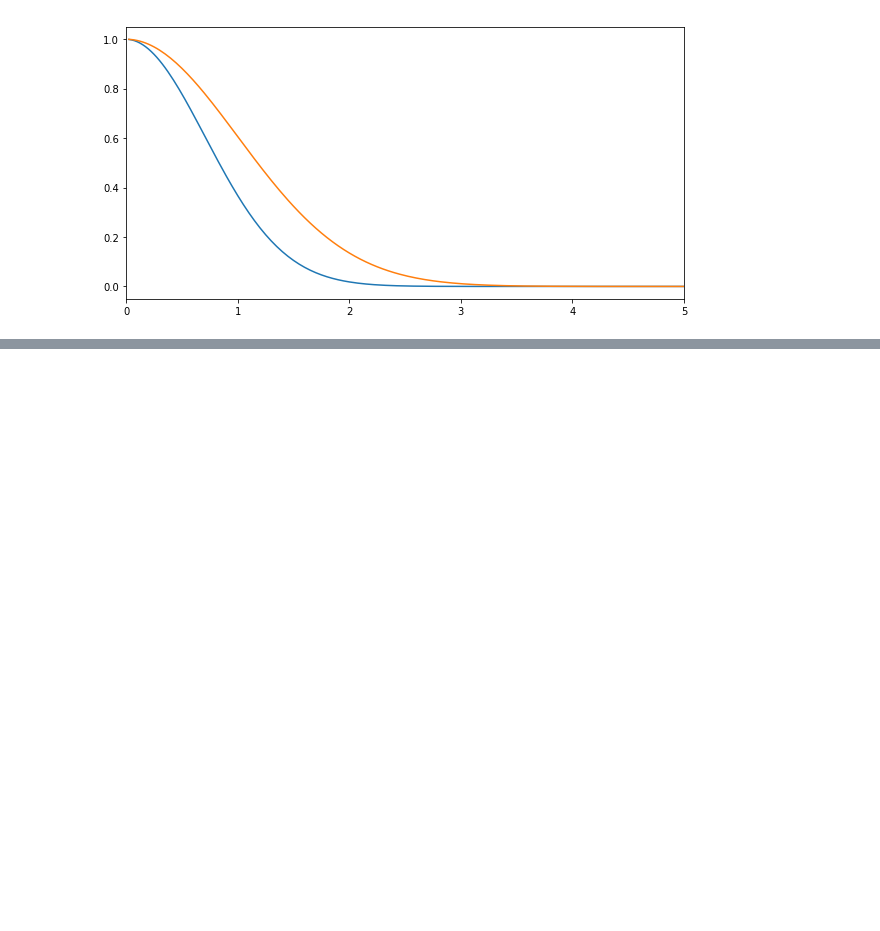
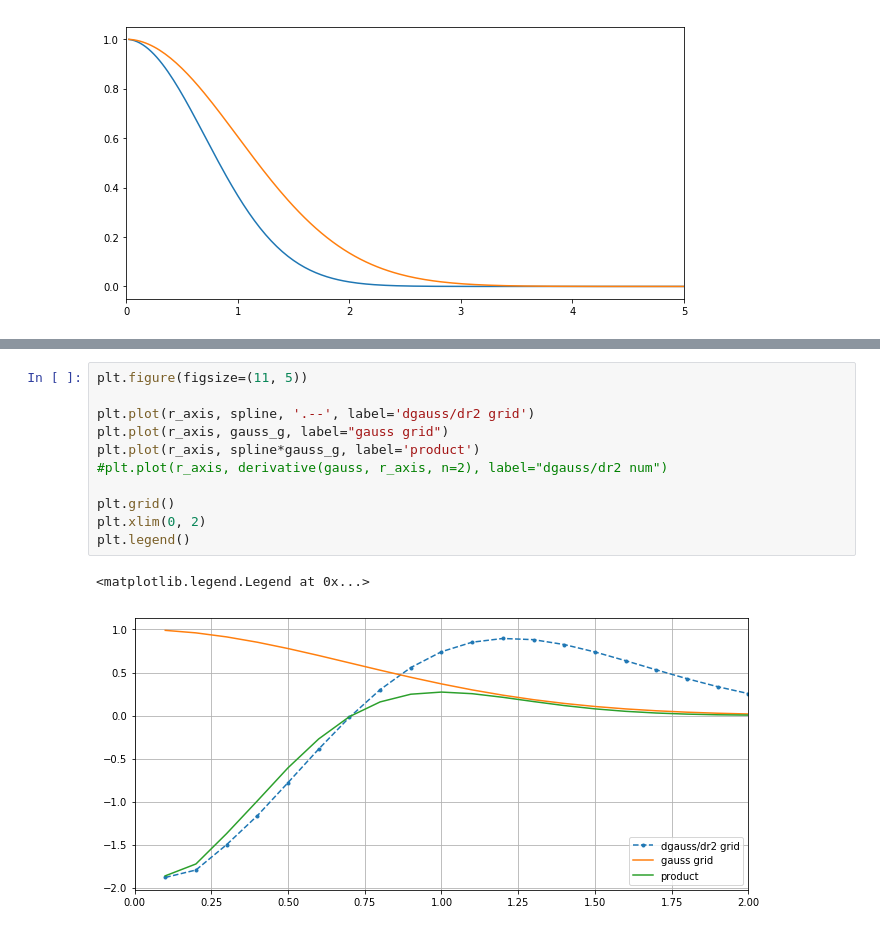
Before and after one commit to cp2k/libni, a Jupyter notebook: ipynb/test.ipynb, the cells around one changed output, grey strips where cells are left out. Cells and saved outputs as stored; diff of their text form; blank space fills up the shorter version.

```diff
--- a/ipynb/test.ipynb
+++ b/ipynb/test.ipynb
@@ -26,0 +61,14 @@ plt.xlim(0, 5)
+# %%
+plt.figure(figsize=(11, 5))
+
+plt.plot(r_axis, spline, '.--', label='dgauss/dr2 grid')
+plt.plot(r_axis, gauss_g, label="gauss grid")
+plt.plot(r_axis, spline*gauss_g, label='product')
+#plt.plot(r_axis, derivative(gauss, r_axis, n=2), label="dgauss/dr2 num")
+
+plt.grid()
+plt.xlim(0, 2)
+plt.legend()
+# %% [output]
+<matplotlib.legend.Legend at 0x...>
+[figure, added]
```
Also changed, not shown: parts of 12 cells of this notebook, 4 other files.
